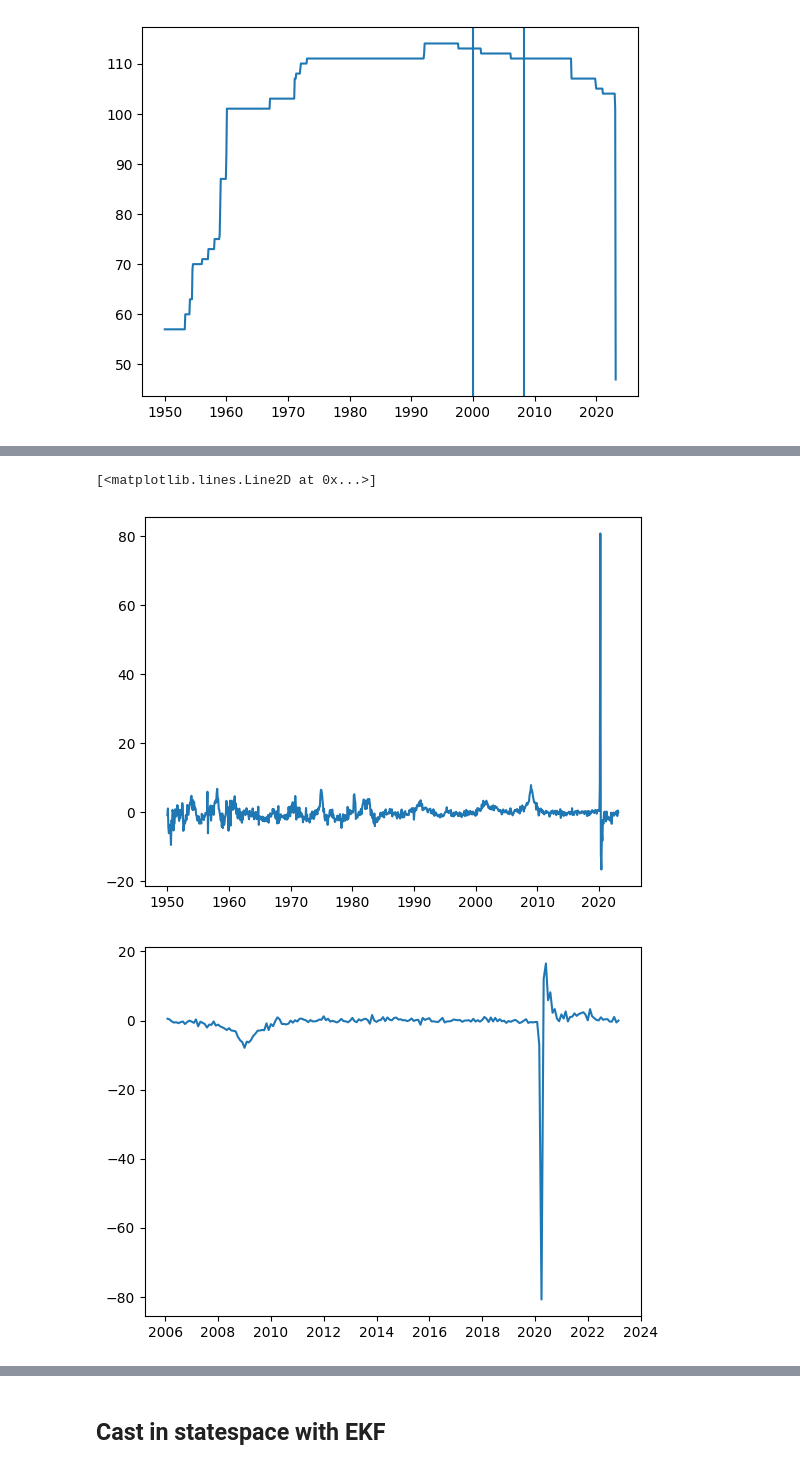
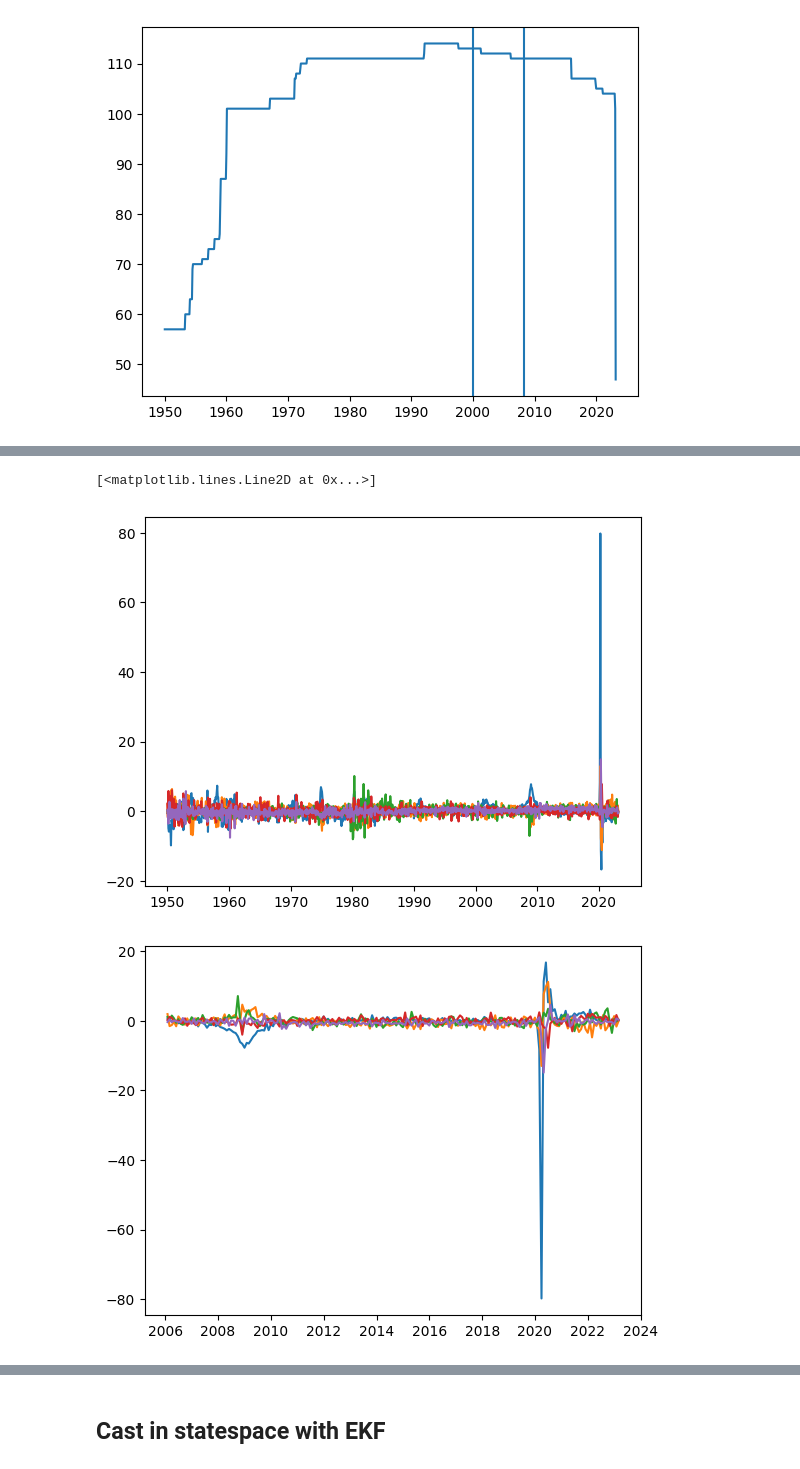
Before and after one commit to julianvanmeggelen/Thesis, a Jupyter notebook: Empirical/fredmd.ipynb, the cells around one changed output, grey strips where cells are left out. Saved outputs shown, nothing was run; the diff lists cells and outputs as text; code cells hidden in the pictures.

```diff
--- a/Empirical/fredmd.ipynb
+++ b/Empirical/fredmd.ipynb
@@ -26,6 +29,6 @@ from Andreini_data.data import load_y
 # %%
 
-y, mask, index= load_y(daterange=['1950-01-01', '2024-01-01'])
+y, mask, index, columns= load_y(daterange=['1950-01-01', '2024-01-01'])
 y[np.isnan(y)] = 0
 print(y.shape)
 plt.plot(index,y);
@@ -69,12 +82,12 @@ plt.axvline(x=index[cfg.T_train+cfg.T_val])
 [figure]
 # %%
 
-cfg.lr = 0.01
-cfg.max_iter = 20
+cfg.lr = 0.0003
+cfg.max_iter = 100
 cfg.n_epochs = 10
 cfg.obs_dim = y_train.shape[1]
-dec = Decoder(hidden_dim=[cfg.factor_dim, 20,80, cfg.obs_dim], activation=nn.Sigmoid(), lastLayerLinear=True)
-enc = Encoder(hidden_dim=[cfg.obs_dim, 80,20, cfg.factor_dim], activation=nn.Sigmoid(), lastLayerLinear=False)
+dec = Decoder(hidden_dim=[cfg.factor_dim, 40,80, cfg.obs_dim], activation=nn.Tanh(), lastLayerLinear=True)
+enc = Encoder(hidden_dim=[cfg.obs_dim, 80,40, cfg.factor_dim], activation=nn.Tanh(), lastLayerLinear=False)
 mod = AutoEncoder(enc=enc, dec=dec)
 print(f"Number of trainable paramaters {get_trainable_params(mod)}")
 errorProcess = IIDErrorProcess(n=cfg.obs_dim, T = cfg.T)
@@ -193,13 +202,21 @@ plt.plot(index[i:],CI[i:] * (-1 if flip else 1))
 # %%
 from sklearn.decomposition import PCA
+pca = PCA(n_components=cfg.factor_dim)
+f_hat_pca = pca.fit_transform(y)
+plt.plot(index,f_hat_pca)
+plt.figure()
+flip = True
+i = np.argwhere(index > '2006').min()
+plt.plot(index[i:],f_hat_pca[i:] * (-1 if flip else 1))
+plt.figure()
 pca = PCA(n_components=1)
 f_hat_pca = pca.fit_transform(y)
 plt.plot(index,f_hat_pca)
 plt.figure()
 flip = True
 i = np.argwhere(index > '2006').min()
 plt.plot(index[i:],f_hat_pca[i:] * (-1 if flip else 1))
 # %% [output]
 [<matplotlib.lines.Line2D at 0x...>]
-[figure, old version]
+[figure, new version]
-[figure, old version]
+[figure, new version]
```
Also changed, not shown: parts of 32 cells of this notebook, 2 other files.
